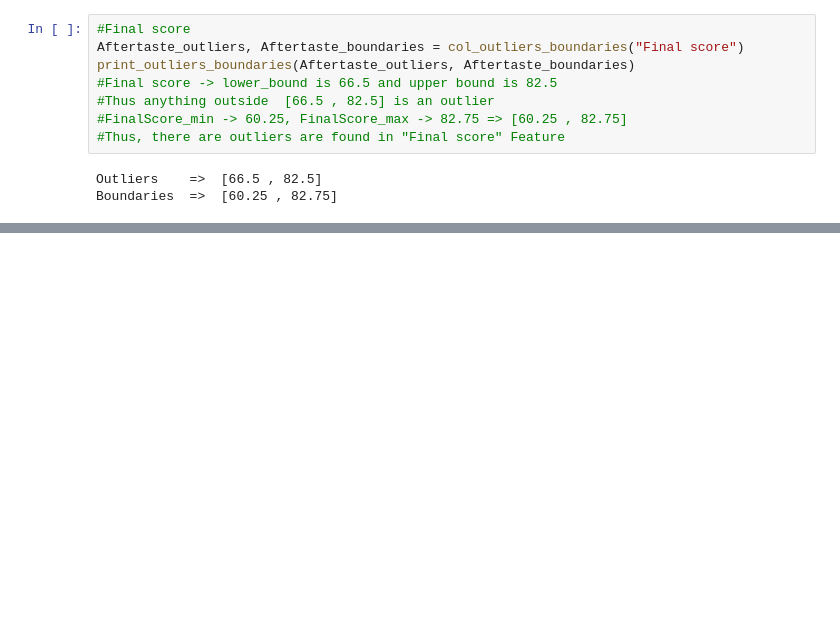
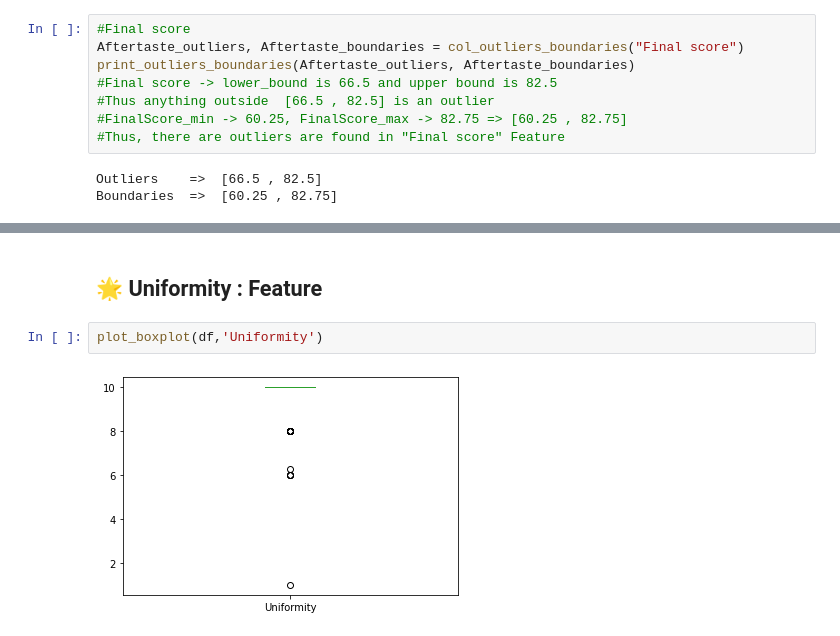
Before and after one commit to RaneemAlRushud/CoffeeBeansDataset-Experiment, a Jupyter notebook: AI-Project.ipynb, the cells around one changed output, grey strips where cells are left out. Cells and saved outputs as stored; diff of their text form; blank space fills up the shorter version.

```diff
--- a/AI-Project.ipynb
+++ b/AI-Project.ipynb
@@ -367,0 +377,6 @@ df_cleaned.to_csv('CoffeeBeansCleaned.csv', index = False)
+# %% [markdown]
+## 🌟 Uniformity : Feature
+# %%
+plot_boxplot(df,'Uniformity')
+# %% [output]
+[figure, added]
```
Also changed, not shown: parts of 67 cells of this notebook, 1 other file.
